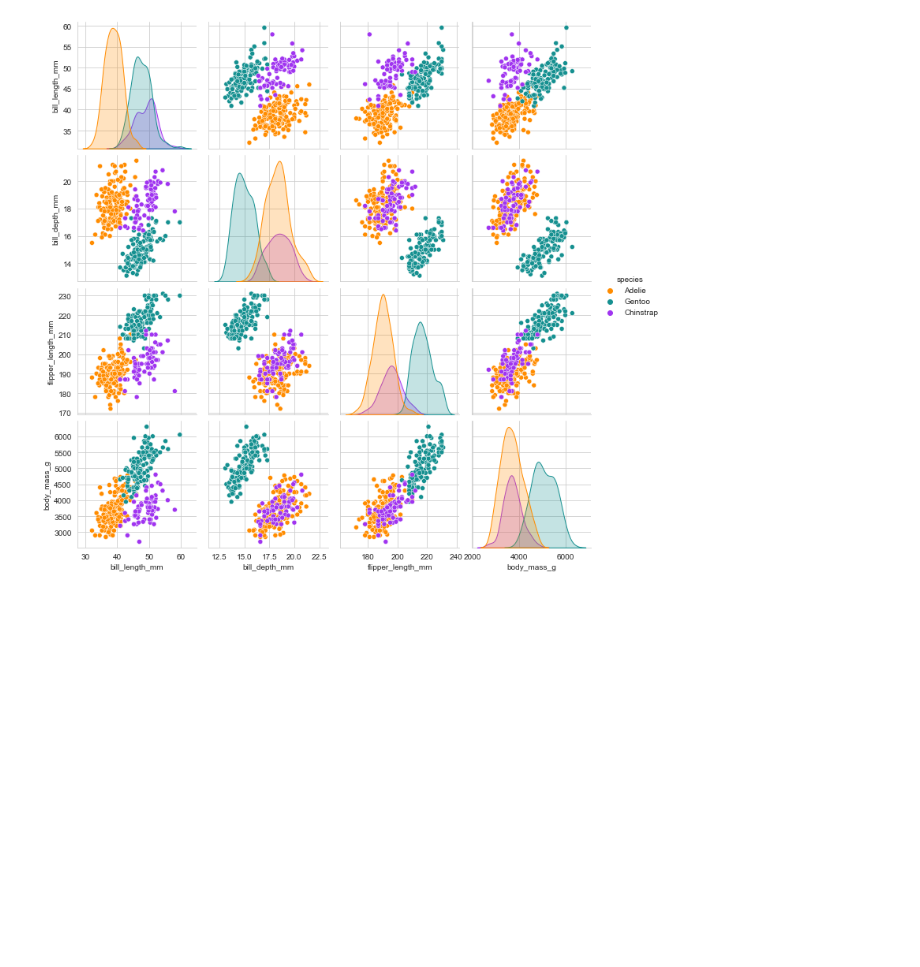
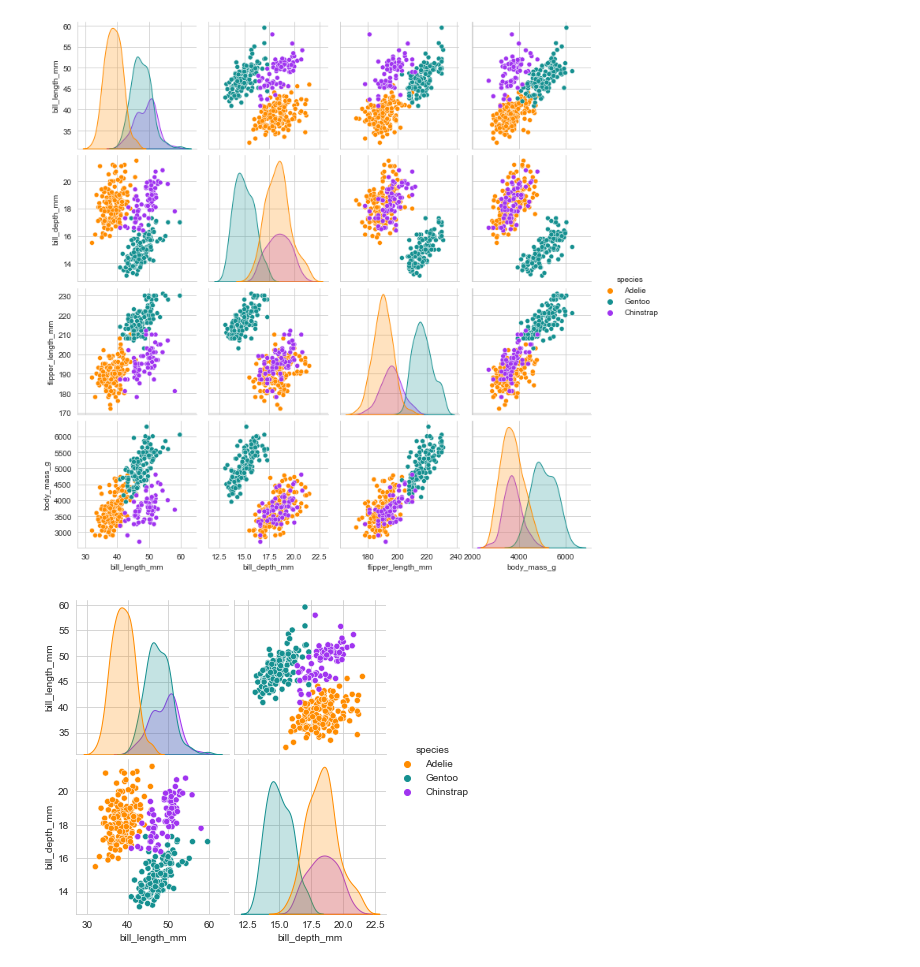
Before and after one commit to Jonathangmit/matplotlib-examples, a Jupyter notebook: sklearn penguins.ipynb, the cells around one changed output. Cells and saved outputs as stored; diff of their text form; code cells hidden in the pictures; blank space fills up the shorter version.

```diff
--- a/sklearn penguins.ipynb
+++ b/sklearn penguins.ipynb
@@ -46,3 +34,5 @@ Text(0, 0.5, 'Body Mass')
 [figure]
 # %%
 penguins2= penguins[['species','bill_length_mm','bill_depth_mm','flipper_length_mm','body_mass_g']]
+# %%
+penguins3=penguins[['species','bill_length_mm','bill_depth_mm']]
@@ -80,3 +74,9 @@ g = sns.pairplot(hue="species",
                palette=['#FF8C00','#159090','#A034F0'])
 # %% [output]
 [figure]
+# %%
+g = sns.pairplot(hue="species",
+               data=penguins3,
+               palette=['#FF8C00','#159090','#A034F0'])
+# %% [output]
+[figure, added]
```
Also changed, not shown: parts of 11 cells of this notebook.
